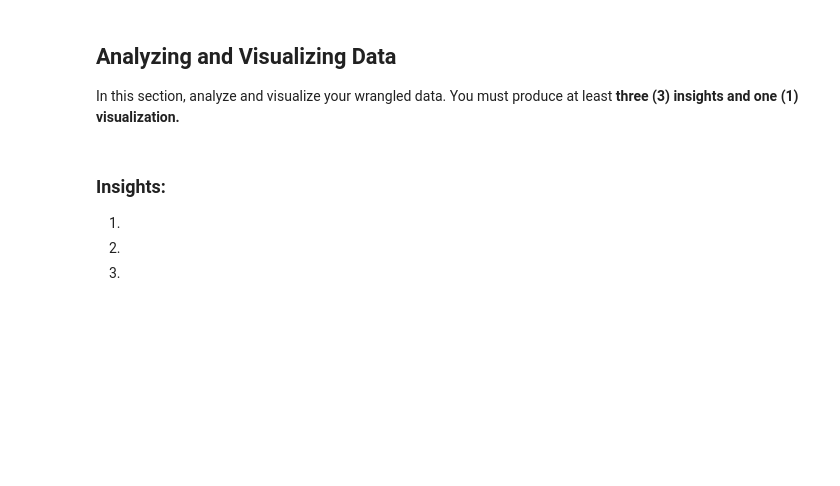
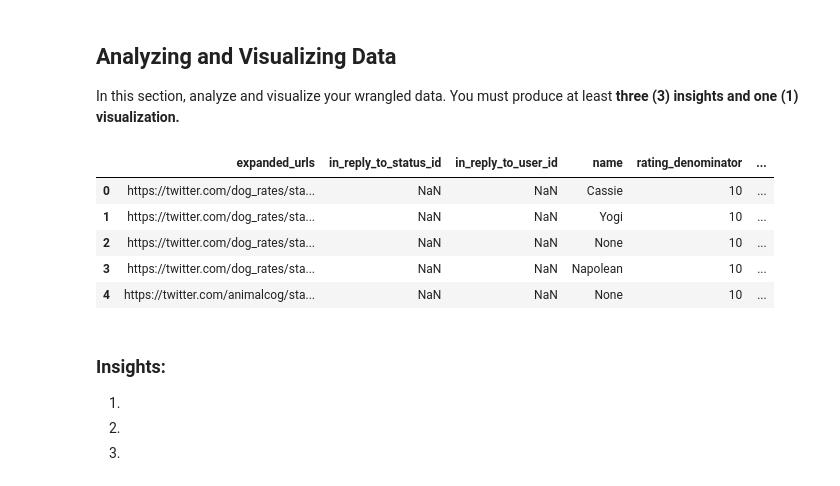
Before and after one commit to minhtutruong712/Data-wrangling---WeRateDogs---Udacity-, a Jupyter notebook: wrangle_act.ipynb, the cells around one changed output. Cells and saved outputs as stored; diff of their text form; code cells hidden in the pictures; blank space fills up the shorter version.

```diff
--- a/wrangle_act.ipynb
+++ b/wrangle_act.ipynb
@@ -338,3 +550,12 @@ In this section, analyze and visualize your wrangled data. You must produce at l
+# %%
+master.head()
+# %% [output]
+|  | expanded_urls | in_reply_to_status_id | in_reply_to_user_id | name | rating_denominator | ... |
+| 0 | https://twitter.com/dog_rates/sta... | NaN | NaN | Cassie | 10 | ... |
+| 1 | https://twitter.com/dog_rates/sta... | NaN | NaN | Yogi | 10 | ... |
+| 2 | https://twitter.com/dog_rates/sta... | NaN | NaN | None | 10 | ... |
+| 3 | https://twitter.com/dog_rates/sta... | NaN | NaN | Napolean | 10 | ... |
+| 4 | https://twitter.com/animalcog/sta... | NaN | NaN | None | 10 | ... |
 # %% [markdown]
 ### Insights:
 1.
```
Also changed, not shown: parts of 86 cells of this notebook.
